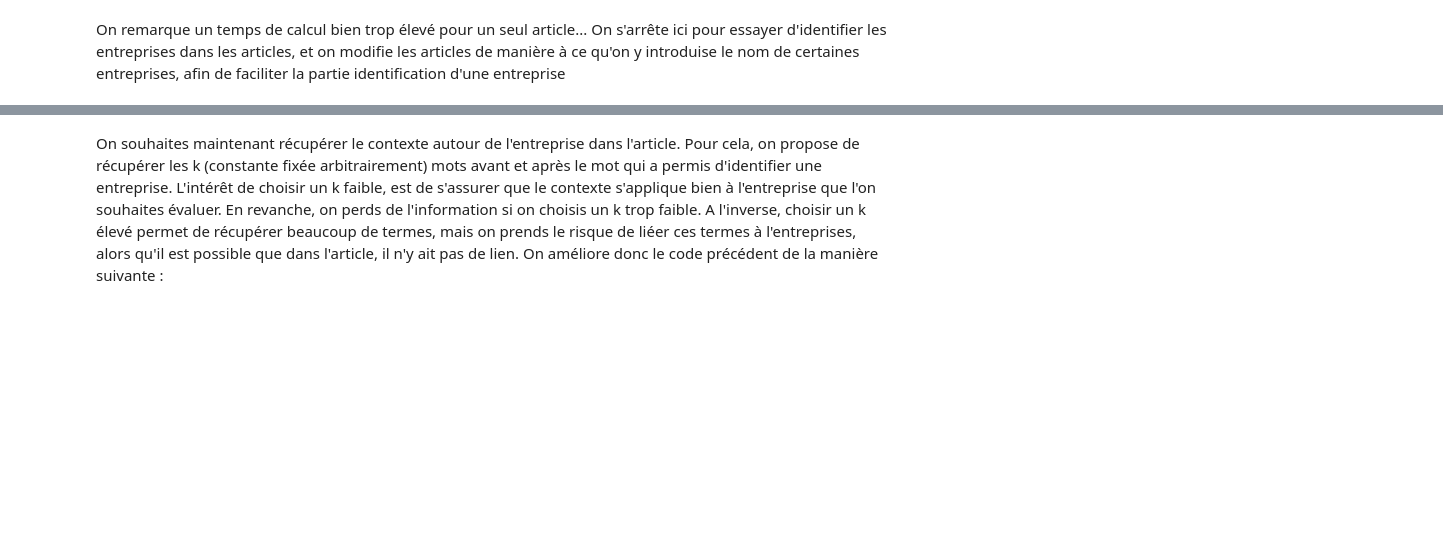
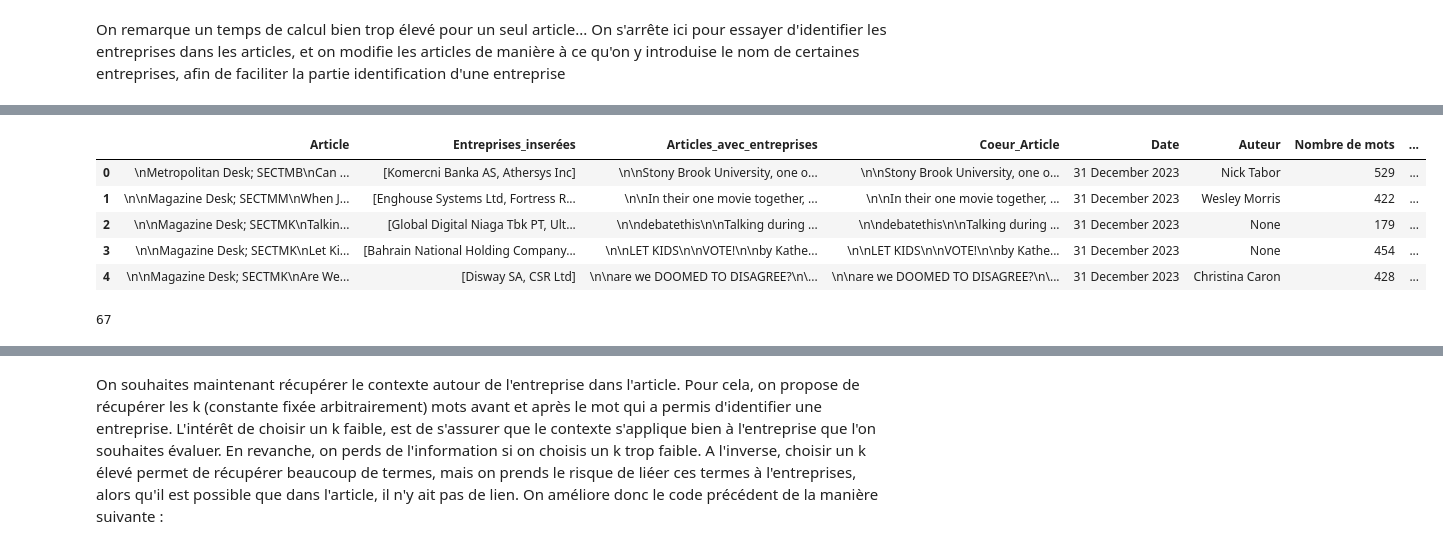
Before and after one commit to tgarnier067/Stat_app, a Jupyter notebook: Stat_App.ipynb, the cells around one changed output, grey strips where cells are left out. Cells and saved outputs as stored; diff of their text form; code cells hidden in the pictures; blank space fills up the shorter version.

```diff
--- a/Stat_App.ipynb
+++ b/Stat_App.ipynb
@@ -1179,0 +1209,14 @@ On remarque un temps de calcul bien trop élevé pour un seul article... On s'ar
+# %%
+data_avec_entreprises.head(5)
+# %% [output]
+|  | Article | Entreprises_inserées | Articles_avec_entreprises | Coeur_Article | Date | Auteur | Nombre de mots | ... |
+| 0 | \nMetropolitan Desk; SECTMB\nCan ... | [Komercni Banka AS, Athersys Inc] | \n\nStony Brook University, one o... | \n\nStony Brook University, one o... | 31 December 2023 | Nick Tabor | 529 | ... |
+| 1 | \n\nMagazine Desk; SECTMM\nWhen J... | [Enghouse Systems Ltd, Fortress R... | \n\nIn their one movie together, ... | \n\nIn their one movie together, ... | 31 December 2023 | Wesley Morris | 422 | ... |
+| 2 | \n\nMagazine Desk; SECTMK\nTalkin... | [Global Digital Niaga Tbk PT, Ult... | \n\ndebatethis\n\nTalking during ... | \n\ndebatethis\n\nTalking during ... | 31 December 2023 | None | 179 | ... |
+| 3 | \n\nMagazine Desk; SECTMK\nLet Ki... | [Bahrain National Holding Company... | \n\nLET KIDS\n\nVOTE!\n\nby Kathe... | \n\nLET KIDS\n\nVOTE!\n\nby Kathe... | 31 December 2023 | None | 454 | ... |
+| 4 | \n\nMagazine Desk; SECTMK\nAre We... | [Disway SA, CSR Ltd] | \n\nare we DOOMED TO DISAGREE?\n\... | \n\nare we DOOMED TO DISAGREE?\n\... | 31 December 2023 | Christina Caron | 428 | ... |
+# %%
+# Nombre d'article dont le score environnemental est différent de 0
+(data_avec_entreprises['environmental_sentiment_score'] != 0).sum()
+# %% [output]
+67
```
Also changed, not shown: parts of 11 cells of this notebook, 2 other files.
